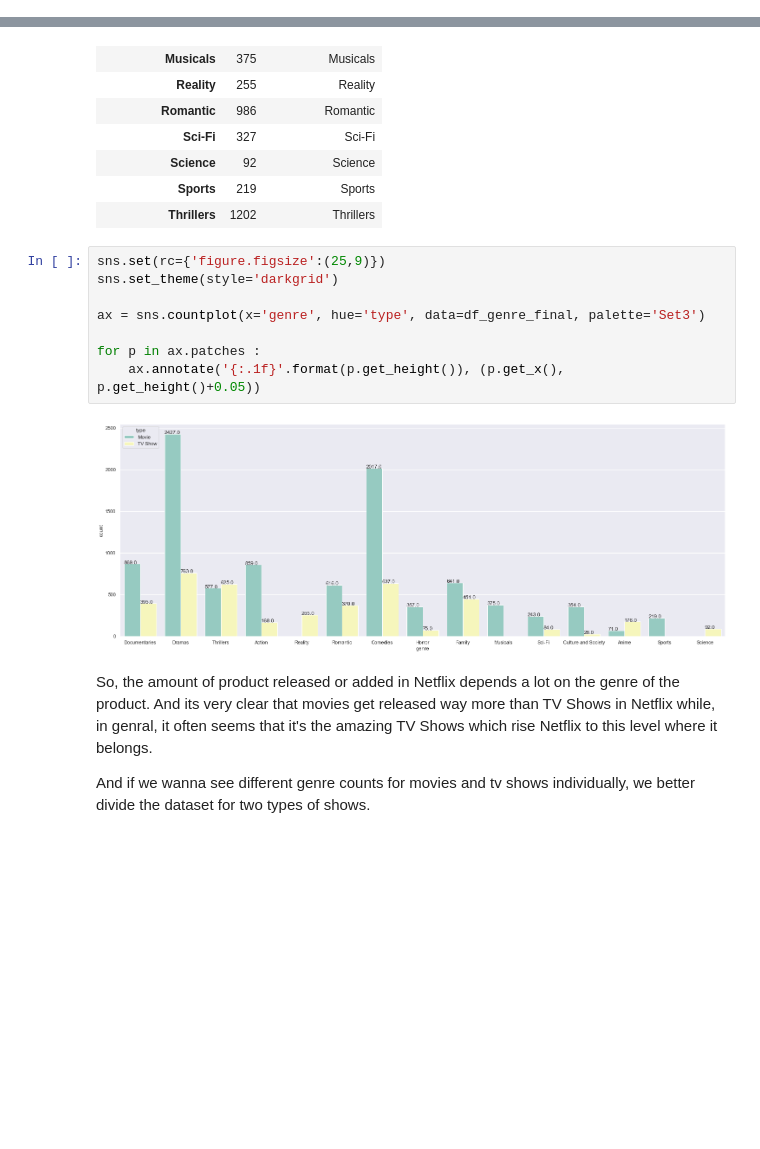
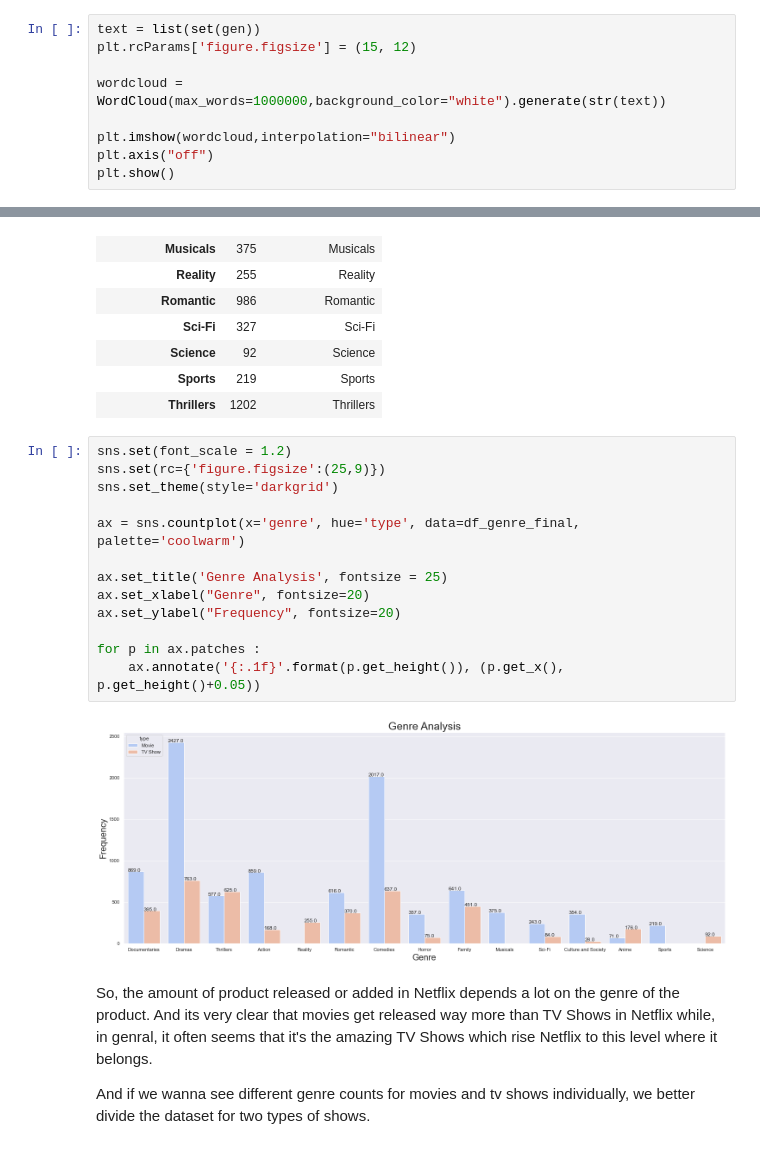
Before and after one commit to WRD397/Projects, a Jupyter notebook: BusinessCase_Netflix_EDA/main.ipynb, the cells around one changed output, grey strips where cells are left out. Cells and saved outputs as stored; diff of their text form; blank space fills up the shorter version.

```diff
--- a/BusinessCase_Netflix_EDA/main.ipynb
+++ b/BusinessCase_Netflix_EDA/main.ipynb
@@ -111,0 +125,9 @@ array(['Documentaries', 'International TV Shows, TV Dramas, TV Mysteries',
+# %%
+text = list(set(gen))
+plt.rcParams['figure.figsize'] = (15, 12)
+
+wordcloud = WordCloud(max_words=1000000,background_color="white").generate(str(text))
+
+plt.imshow(wordcloud,interpolation="bilinear")
+plt.axis("off")
+plt.show()
@@ -368,15 +430,20 @@ df_genre_vis
 | Sports | 219 | Sports |
 | Thrillers | 1202 | Thrillers |
 # %%
+sns.set(font_scale = 1.2)
 sns.set(rc={'figure.figsize':(25,9)})
 sns.set_theme(style='darkgrid')
 
-ax = sns.countplot(x='genre', hue='type', data=df_genre_final, palette='Set3')
+ax = sns.countplot(x='genre', hue='type', data=df_genre_final, palette='coolwarm')
+
+ax.set_title('Genre Analysis', fontsize = 25)
+ax.set_xlabel("Genre", fontsize=20)
+ax.set_ylabel("Frequency", fontsize=20)
 
 for p in ax.patches :
     ax.annotate('{:.1f}'.format(p.get_height()), (p.get_x(), p.get_height()+0.05))
 # %% [output]
-[figure, old version]
+[figure, new version]
 # %% [markdown]
 So, the amount of product released or added in Netflix depends a lot on the genre of the product. And its very clear that movies get released way more than TV Shows in Netflix while, in genral, it often seems that it's the amazing TV Shows which rise Netflix to this level where it belongs.<br>
 <p>And if we wanna see different genre counts for movies and tv shows individually, we better divide the dataset for two types of shows.
```
Also changed, not shown: parts of 33 cells of this notebook.
